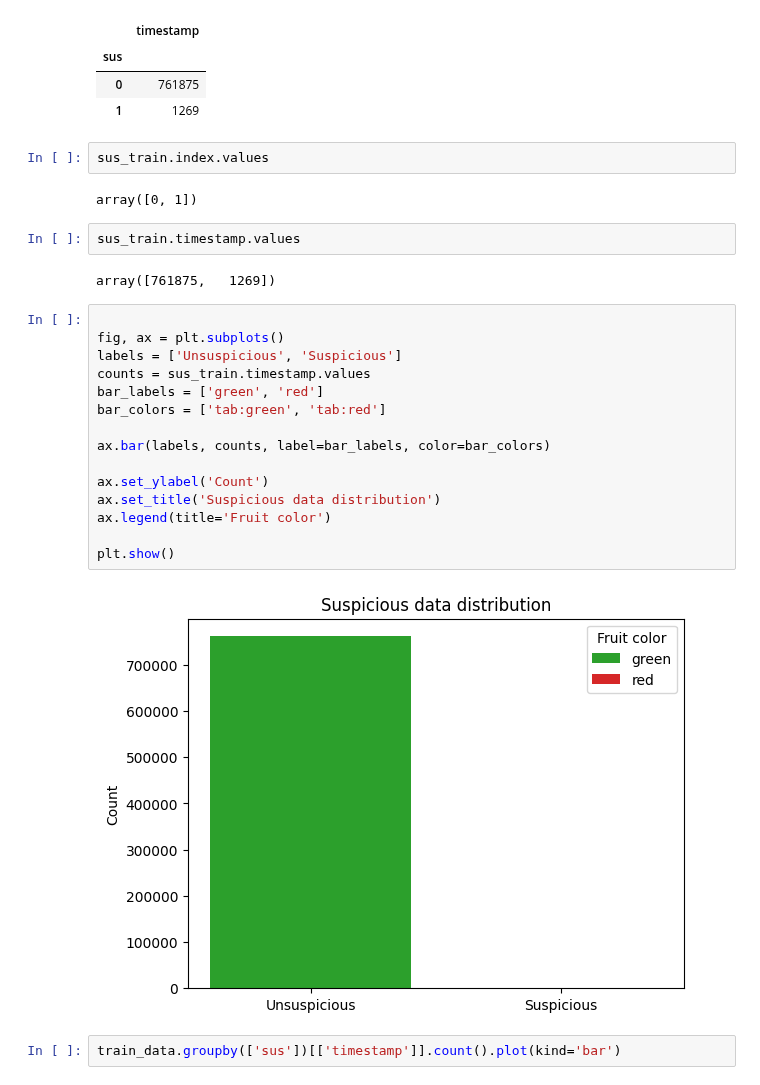
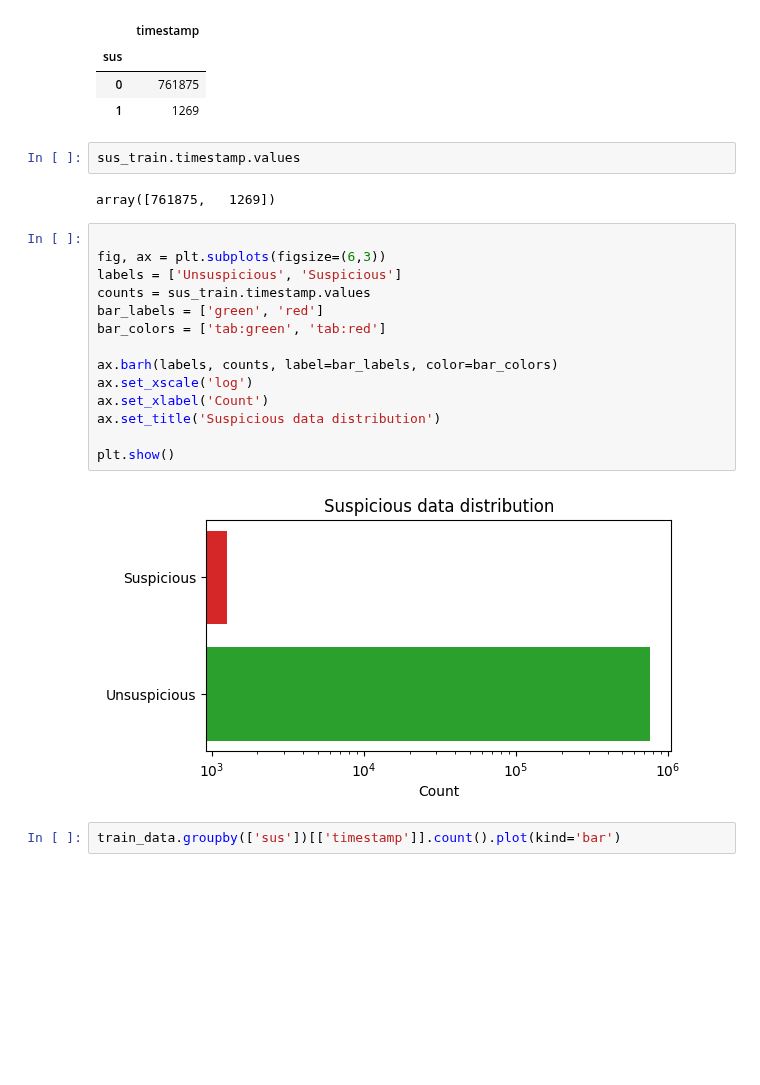
Before and after one commit to moryba/Beth-project, a Jupyter notebook: Data analysis/data analysis.ipynb, the cells around one changed output. Cells and saved outputs as stored; diff of their text form; blank space fills up the shorter version.

```diff
--- a/Data analysis/data analysis.ipynb
+++ b/Data analysis/data analysis.ipynb
@@ -53,31 +307,26 @@ sus_train
 | sus |  |
 | 0 | 761875 |
 | 1 | 1269 |
-# %%
-sus_train.index.values
-# %% [output]
-array([0, 1])
 # %%
 sus_train.timestamp.values
 # %% [output]
 array([761875,   1269])
 # %%
 
-fig, ax = plt.subplots()
+fig, ax = plt.subplots(figsize=(6,3))
 labels = ['Unsuspicious', 'Suspicious']
 counts = sus_train.timestamp.values
 bar_labels = ['green', 'red']
 bar_colors = ['tab:green', 'tab:red']
 
-ax.bar(labels, counts, label=bar_labels, color=bar_colors)
-
-ax.set_ylabel('Count')
+ax.barh(labels, counts, label=bar_labels, color=bar_colors)
+ax.set_xscale('log')
+ax.set_xlabel('Count')
 ax.set_title('Suspicious data distribution')
-ax.legend(title='Fruit color')
 
 plt.show()
 # %% [output]
-[figure, old version]
+[figure, new version]
 # %%
 train_data.groupby(['sus'])[['timestamp']].count().plot(kind='bar')
 # %% [output]
```
Also changed, not shown: parts of 20 cells of this notebook, 5 other files.
